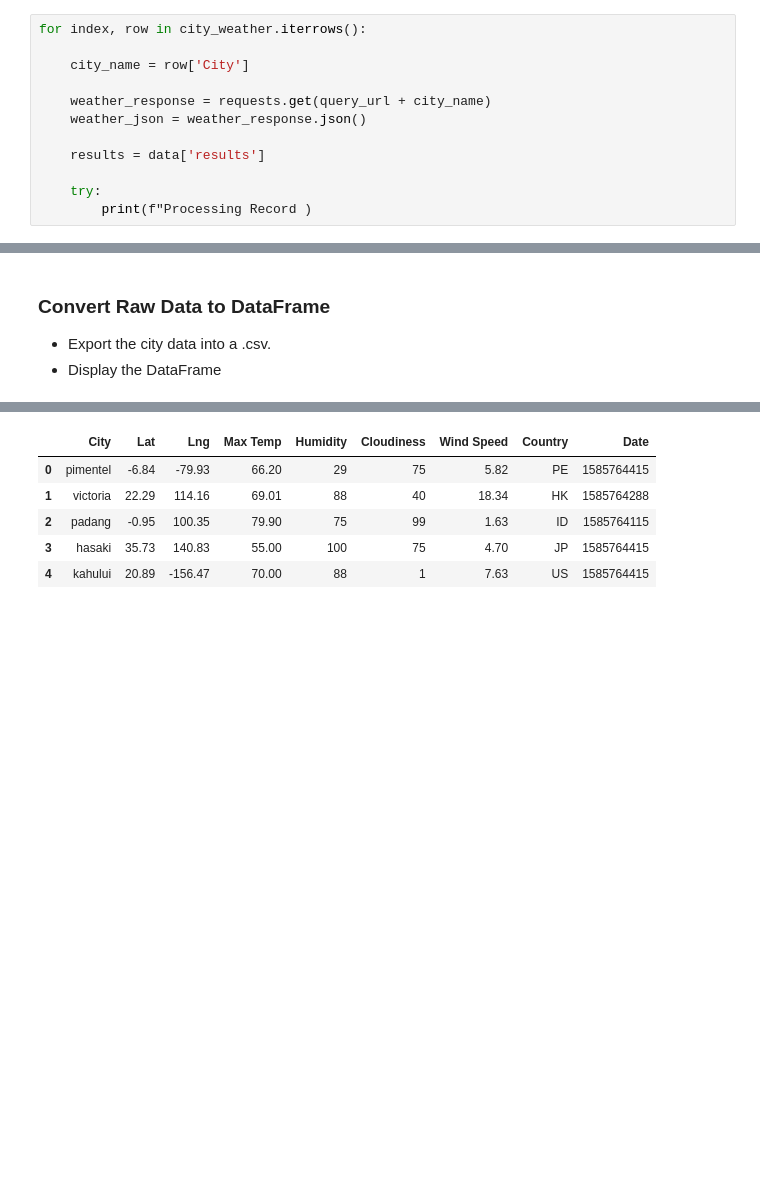
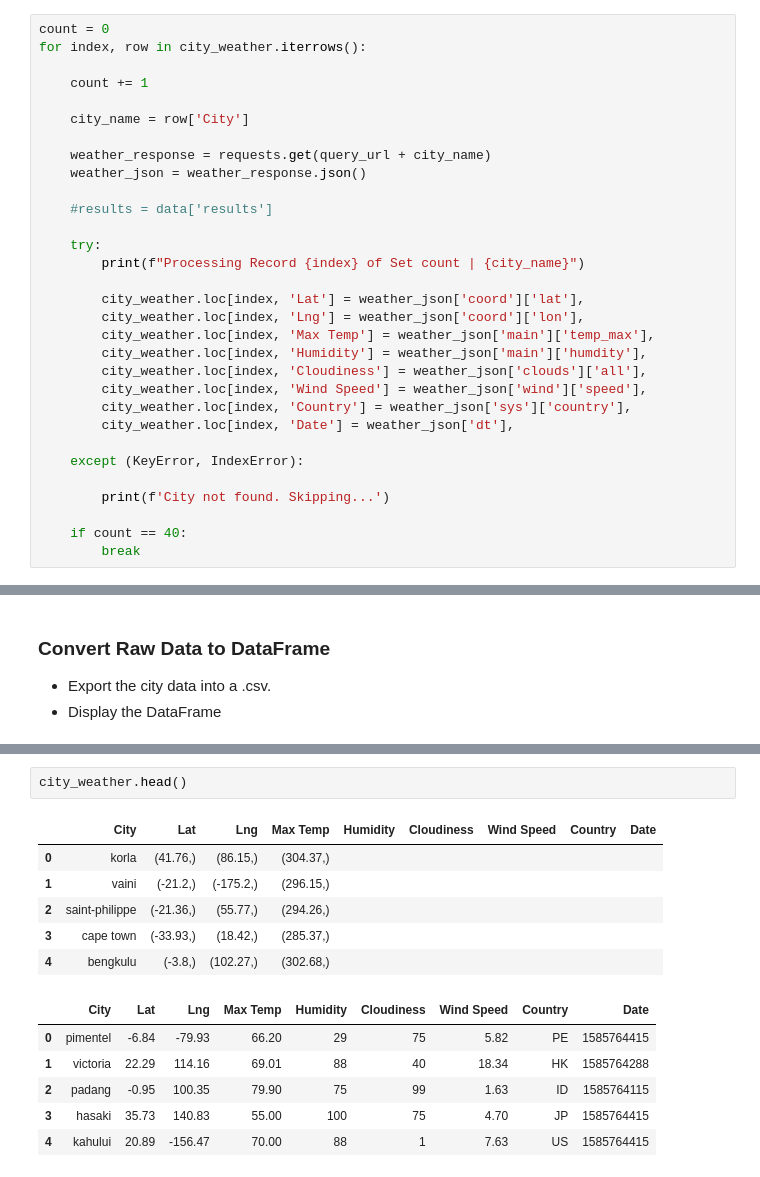
Before and after one commit to KRuhl1662/api_challenge, a Jupyter notebook: starter_code/Weather_Py_KR.ipynb, the cells around one changed output, grey strips where cells are left out. Saved outputs shown, nothing was run; the diff lists cells and outputs as text; blank space fills up the shorter version.

```diff
--- a/starter_code/Weather_Py_KR.ipynb
+++ b/starter_code/Weather_Py_KR.ipynb
@@ -111,15 +111,34 @@ city_weather.head()
 # %%
 base_url = "http://api.openweathermap.org/data/2.5/weather?"
 query_url = f"{base_url}appid={weather_api_key}&q="
-# %%
-for index, row in city_weather.iterrows():
-
-    city_name = row['City']
-
-    weather_response = requests.get(query_url + city_name)
-    weather_json = weather_response.json()
-
-    results = data['results']
-
-    try:
-        print(f"Processing Record )
+# %%
+count = 0
+for index, row in city_weather.iterrows():
+
+    count += 1
+
+    city_name = row['City']
+
+    weather_response = requests.get(query_url + city_name)
+    weather_json = weather_response.json()
+
+    #results = data['results']
+
+    try:
+        print(f"Processing Record {index} of Set count | {city_name}")
+
+        city_weather.loc[index, 'Lat'] = weather_json['coord']['lat'],
+        city_weather.loc[index, 'Lng'] = weather_json['coord']['lon'],
+        city_weather.loc[index, 'Max Temp'] = weather_json['main']['temp_max'],
+        city_weather.loc[index, 'Humidity'] = weather_json['main']['humdity'],
+        city_weather.loc[index, 'Cloudiness'] = weather_json['clouds']['all'],
+        city_weather.loc[index, 'Wind Speed'] = weather_json['wind']['speed'],
+        city_weather.loc[index, 'Country'] = weather_json['sys']['country'],
+        city_weather.loc[index, 'Date'] = weather_json['dt'],
+
+    except (KeyError, IndexError):
+
+        print(f'City not found. Skipping...')
+
+    if count == 40:
+        break
@@ -142,3 +167,12 @@ dtype: int64
+# %%
+city_weather.head()
+# %% [output]
+|  | City | Lat | Lng | Max Temp | Humidity | Cloudiness | Wind Speed | Country | Date |
+| 0 | korla | (41.76,) | (86.15,) | (304.37,) |  |  |  |  |  |
+| 1 | vaini | (-21.2,) | (-175.2,) | (296.15,) |  |  |  |  |  |
+| 2 | saint-philippe | (-21.36,) | (55.77,) | (294.26,) |  |  |  |  |  |
+| 3 | cape town | (-33.93,) | (18.42,) | (285.37,) |  |  |  |  |  |
+| 4 | bengkulu | (-3.8,) | (102.27,) | (302.68,) |  |  |  |  |  |
 # %%
 # %% [output]
 |  | City | Lat | Lng | Max Temp | Humidity | Cloudiness | Wind Speed | Country | Date |
```
Also changed, not shown: parts of 3 cells of this notebook.
